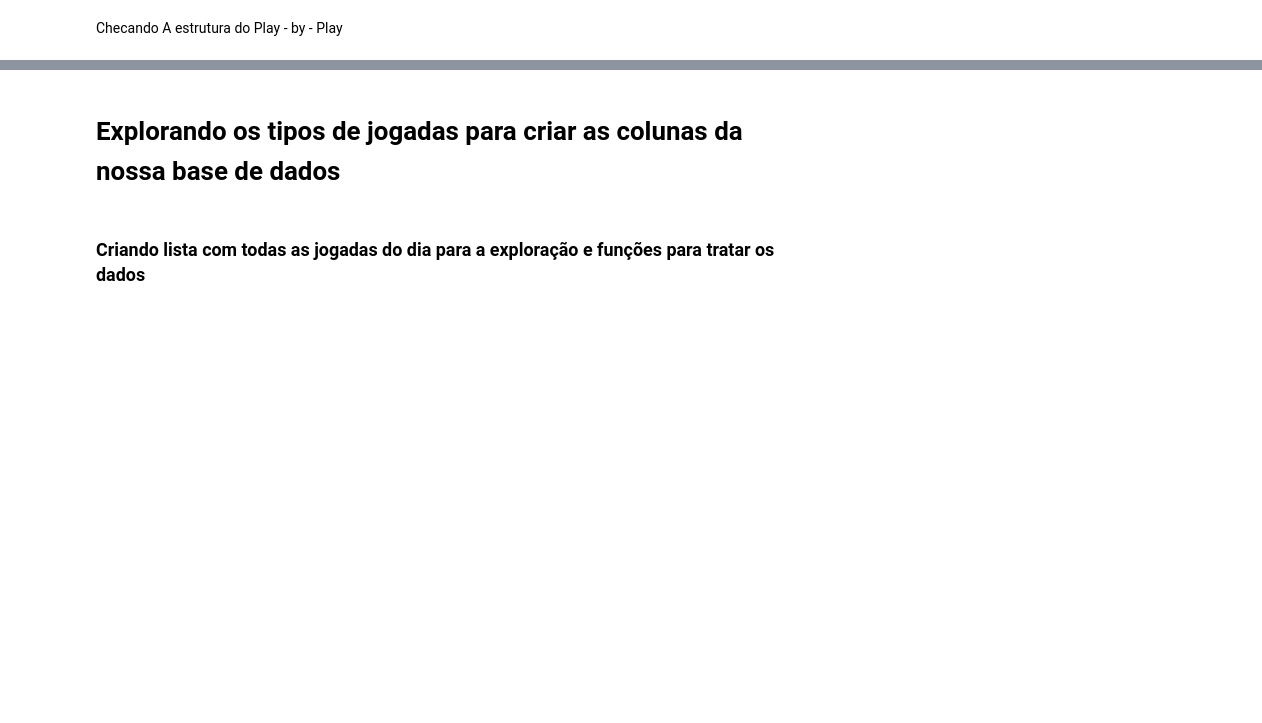
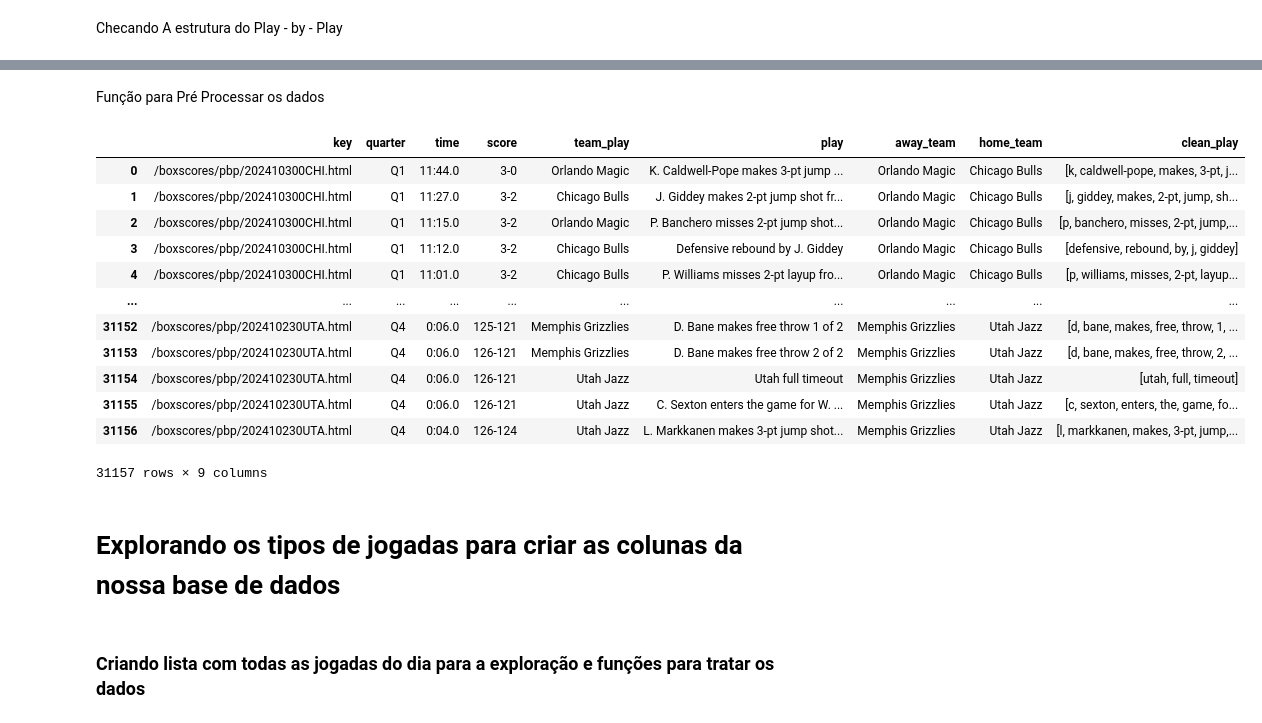
Before and after one commit to filpijoao/NBA_datascrapping, a Jupyter notebook: play_by_play.ipynb, the cells around one changed output, grey strips where cells are left out. Saved outputs shown, nothing was run; the diff lists cells and outputs as text; code cells hidden in the pictures; blank space fills up the shorter version.

```diff
--- a/play_by_play.ipynb
+++ b/play_by_play.ipynb
@@ -226,0 +357,3 @@ df2
+# %%
+merge_df = pbp_df.merge(games_df[['key', 'away_team', 'home_team']], on='key')
+merge_df
@@ -226,0 +374,29 @@ df2
+# %% [markdown]
+Função para Pré Processar os dados
+# %%
+# Função para limpar os nomes
+def processing_text(text):
+
+    text = text.replace('(', '').replace(')', '').replace(".",'').replace(".."
+                    , '').replace(";", '').lower().replace('da silva', 'dasilva')
+
+    text = word_tokenize(text)
+
+    return text
+# %%
+merge_df['clean_play'] = merge_df['play'].apply(processing_text)
+merge_df
+# %% [output]
+|  | key | quarter | time | score | team_play | play | away_team | home_team | clean_play |
+| 0 | /boxscores/pbp/202410300CHI.html | Q1 | 11:44.0 | 3-0 | Orlando Magic | K. Caldwell-Pope makes 3-pt jump ... | Orlando Magic | Chicago Bulls | [k, caldwell-pope, makes, 3-pt, j... |
+| 1 | /boxscores/pbp/202410300CHI.html | Q1 | 11:27.0 | 3-2 | Chicago Bulls | J. Giddey makes 2-pt jump shot fr... | Orlando Magic | Chicago Bulls | [j, giddey, makes, 2-pt, jump, sh... |
+| 2 | /boxscores/pbp/202410300CHI.html | Q1 | 11:15.0 | 3-2 | Orlando Magic | P. Banchero misses 2-pt jump shot... | Orlando Magic | Chicago Bulls | [p, banchero, misses, 2-pt, jump,... |
+| 3 | /boxscores/pbp/202410300CHI.html | Q1 | 11:12.0 | 3-2 | Chicago Bulls | Defensive rebound by J. Giddey | Orlando Magic | Chicago Bulls | [defensive, rebound, by, j, giddey] |
+| 4 | /boxscores/pbp/202410300CHI.html | Q1 | 11:01.0 | 3-2 | Chicago Bulls | P. Williams misses 2-pt layup fro... | Orlando Magic | Chicago Bulls | [p, williams, misses, 2-pt, layup... |
+| ... | ... | ... | ... | ... | ... | ... | ... | ... | ... |
+| 31152 | /boxscores/pbp/202410230UTA.html | Q4 | 0:06.0 | 125-121 | Memphis Grizzlies | D. Bane makes free throw 1 of 2 | Memphis Grizzlies | Utah Jazz | [d, bane, makes, free, throw, 1, ... |
+| 31153 | /boxscores/pbp/202410230UTA.html | Q4 | 0:06.0 | 126-121 | Memphis Grizzlies | D. Bane makes free throw 2 of 2 | Memphis Grizzlies | Utah Jazz | [d, bane, makes, free, throw, 2, ... |
+| 31154 | /boxscores/pbp/202410230UTA.html | Q4 | 0:06.0 | 126-121 | Utah Jazz | Utah full timeout | Memphis Grizzlies | Utah Jazz | [utah, full, timeout] |
+| 31155 | /boxscores/pbp/202410230UTA.html | Q4 | 0:06.0 | 126-121 | Utah Jazz | C. Sexton enters the game for W. ... | Memphis Grizzlies | Utah Jazz | [c, sexton, enters, the, game, fo... |
+| 31156 | /boxscores/pbp/202410230UTA.html | Q4 | 0:04.0 | 126-124 | Utah Jazz | L. Markkanen makes 3-pt jump shot... | Memphis Grizzlies | Utah Jazz | [l, markkanen, makes, 3-pt, jump,... |
+31157 rows × 9 columns
```
Also changed, not shown: parts of 115 cells of this notebook, 6 other files.
